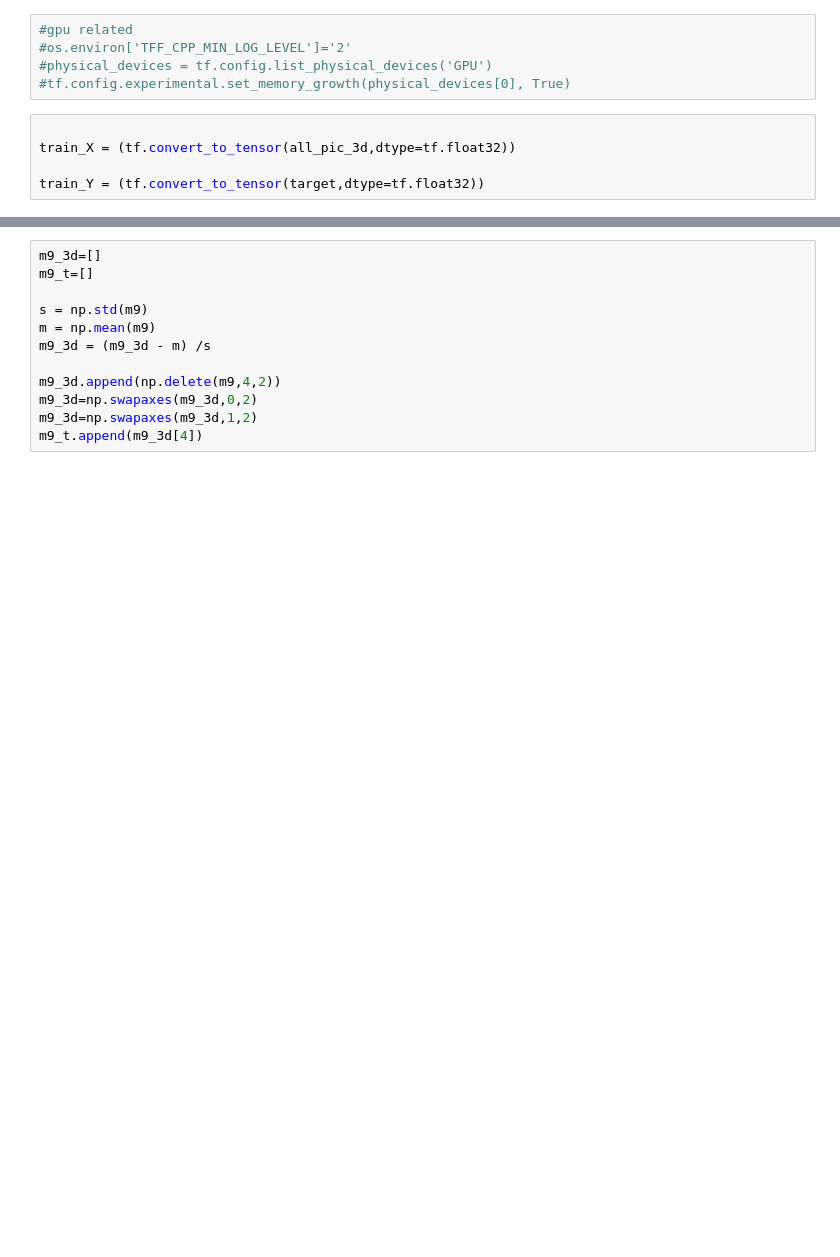
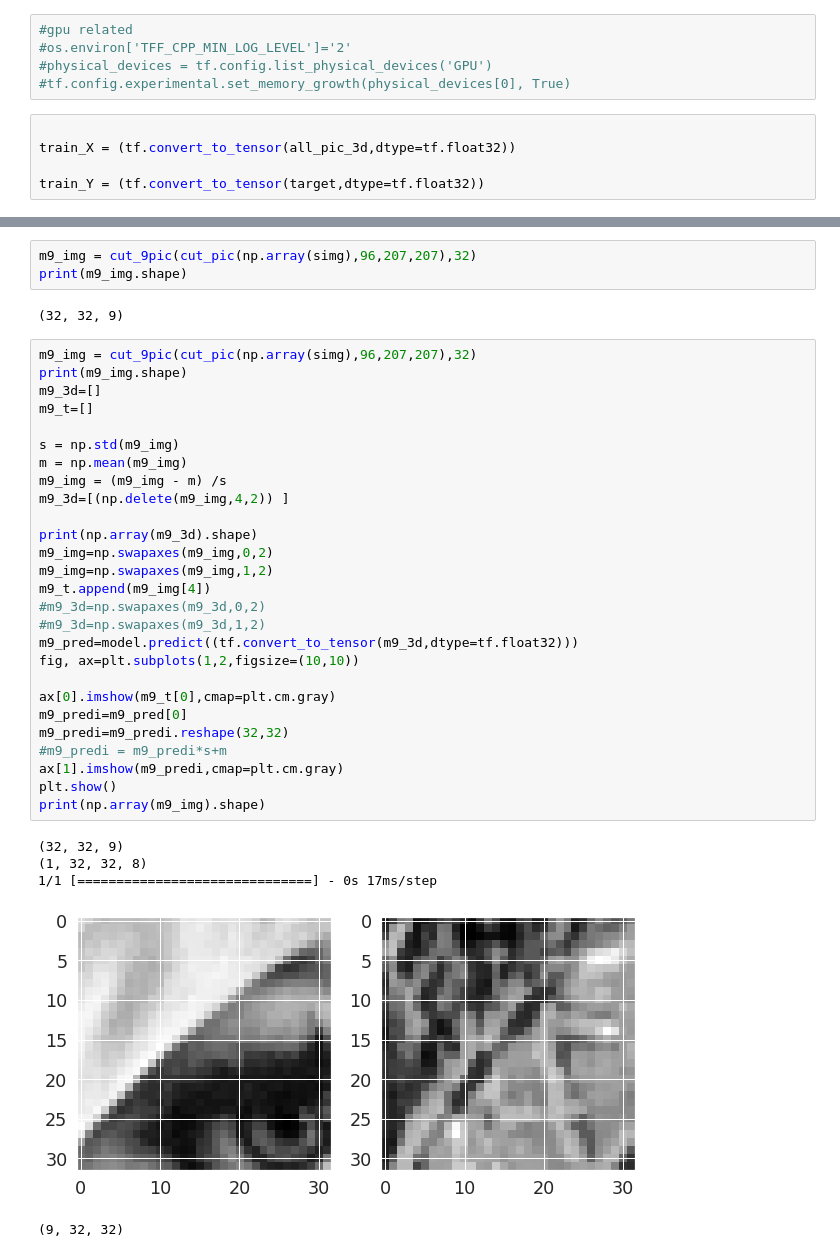
Before and after one commit to WeiKuoLi/Picture-Interpolation, a Jupyter notebook: picture_interpolation.ipynb, the cells around one changed output, grey strips where cells are left out. Saved outputs shown, nothing was run; the diff lists cells and outputs as text; blank space fills up the shorter version.

```diff
--- a/picture_interpolation.ipynb
+++ b/picture_interpolation.ipynb
@@ -336,12 +302,38 @@ plt.show()
-# %%
-m9_3d=[]
-m9_t=[]
-
-s = np.std(m9)
-m = np.mean(m9)
-m9_3d = (m9_3d - m) /s
-
-m9_3d.append(np.delete(m9,4,2))
-m9_3d=np.swapaxes(m9_3d,0,2)
-m9_3d=np.swapaxes(m9_3d,1,2)
-m9_t.append(m9_3d[4])
+# %%
+m9_img = cut_9pic(cut_pic(np.array(simg),96,207,207),32)
+print(m9_img.shape)
+# %% [output]
+(32, 32, 9)
+# %%
+m9_img = cut_9pic(cut_pic(np.array(simg),96,207,207),32)
+print(m9_img.shape)
+m9_3d=[]
+m9_t=[]
+
+s = np.std(m9_img)
+m = np.mean(m9_img)
+m9_img = (m9_img - m) /s
+m9_3d=[(np.delete(m9_img,4,2)) ]
+
+print(np.array(m9_3d).shape)
+m9_img=np.swapaxes(m9_img,0,2)
+m9_img=np.swapaxes(m9_img,1,2)
+m9_t.append(m9_img[4])
+#m9_3d=np.swapaxes(m9_3d,0,2)
+#m9_3d=np.swapaxes(m9_3d,1,2)
+m9_pred=model.predict((tf.convert_to_tensor(m9_3d,dtype=tf.float32)))
+fig, ax=plt.subplots(1,2,figsize=(10,10))
+
+ax[0].imshow(m9_t[0],cmap=plt.cm.gray)
+m9_predi=m9_pred[0]
+m9_predi=m9_predi.reshape(32,32)
+#m9_predi = m9_predi*s+m
+ax[1].imshow(m9_predi,cmap=plt.cm.gray)
+plt.show()
+print(np.array(m9_img).shape)
+# %% [output]
+(32, 32, 9)
+(1, 32, 32, 8)
+1/1 [==============================] - 0s 17ms/step
+[figure, added]
+(9, 32, 32)
```
Also changed, not shown: parts of 15 cells of this notebook.
